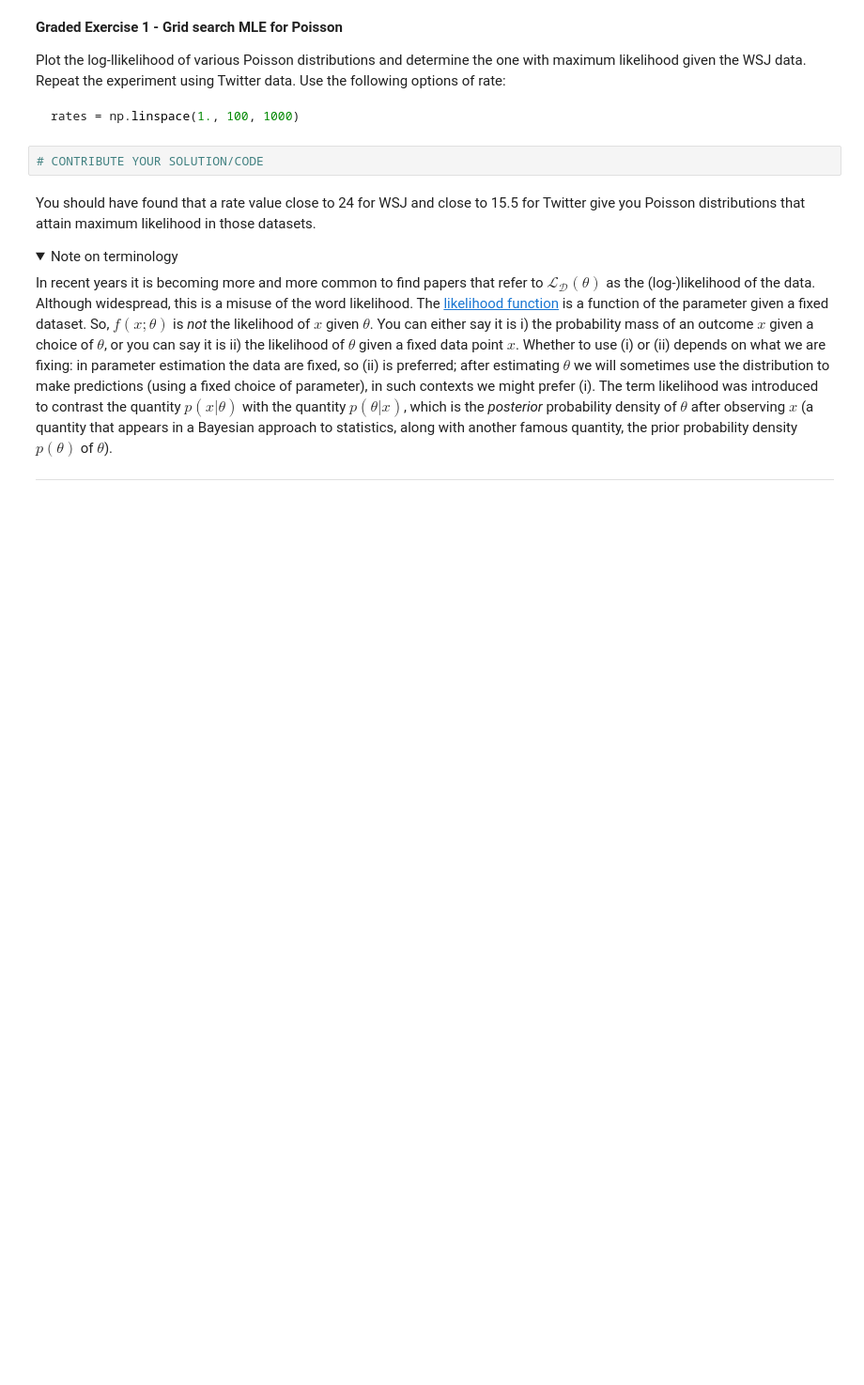
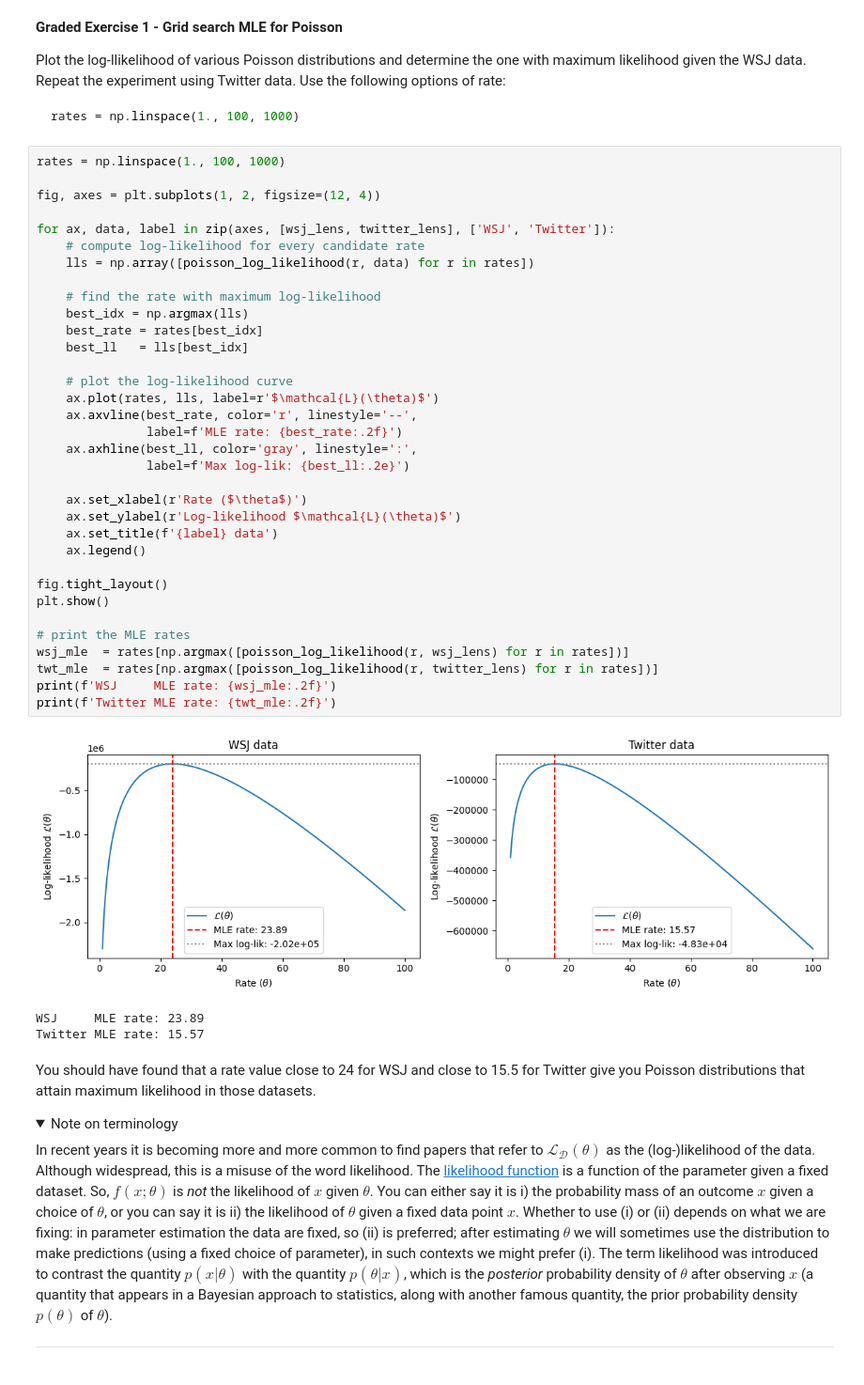
Before and after one commit to MxDiederick/NLP, a Jupyter notebook: T1.ipynb, the cells around one changed output. Shown at 94% size. Cells and saved outputs as stored; diff of their text form; folded sections open; blank space fills up the shorter version.

````diff
--- a/T1.ipynb
+++ b/T1.ipynb
@@ -800,8 +800,44 @@ Plot the log-llikelihood of various Poisson distributions and determine the one
 ```python
 rates = np.linspace(1., 100, 1000)
 ```
-# %%
-# CONTRIBUTE YOUR SOLUTION/CODE
+# %%
+rates = np.linspace(1., 100, 1000)
+
+fig, axes = plt.subplots(1, 2, figsize=(12, 4))
+
+for ax, data, label in zip(axes, [wsj_lens, twitter_lens], ['WSJ', 'Twitter']):
+    # compute log-likelihood for every candidate rate
+    lls = np.array([poisson_log_likelihood(r, data) for r in rates])
+
+    # find the rate with maximum log-likelihood
+    best_idx = np.argmax(lls)
+    best_rate = rates[best_idx]
+    best_ll   = lls[best_idx]
+
+    # plot the log-likelihood curve
+    ax.plot(rates, lls, label=r'$\mathcal{L}(\theta)$')
+    ax.axvline(best_rate, color='r', linestyle='--',
+               label=f'MLE rate: {best_rate:.2f}')
+    ax.axhline(best_ll, color='gray', linestyle=':',
+               label=f'Max log-lik: {best_ll:.2e}')
+
+    ax.set_xlabel(r'Rate ($\theta$)')
+    ax.set_ylabel(r'Log-likelihood $\mathcal{L}(\theta)$')
+    ax.set_title(f'{label} data')
+    ax.legend()
+
+fig.tight_layout()
+plt.show()
+
+# print the MLE rates
+wsj_mle  = rates[np.argmax([poisson_log_likelihood(r, wsj_lens) for r in rates])]
+twt_mle  = rates[np.argmax([poisson_log_likelihood(r, twitter_lens) for r in rates])]
+print(f'WSJ     MLE rate: {wsj_mle:.2f}')
+print(f'Twitter MLE rate: {twt_mle:.2f}')
+# %% [output]
+[figure, added]
+WSJ     MLE rate: 23.89
+Twitter MLE rate: 15.57
 # %% [markdown]
 You should have found that a rate value close to 24 for WSJ and close to 15.5 for Twitter give you Poisson distributions that attain maximum likelihood in those datasets.
 
````
